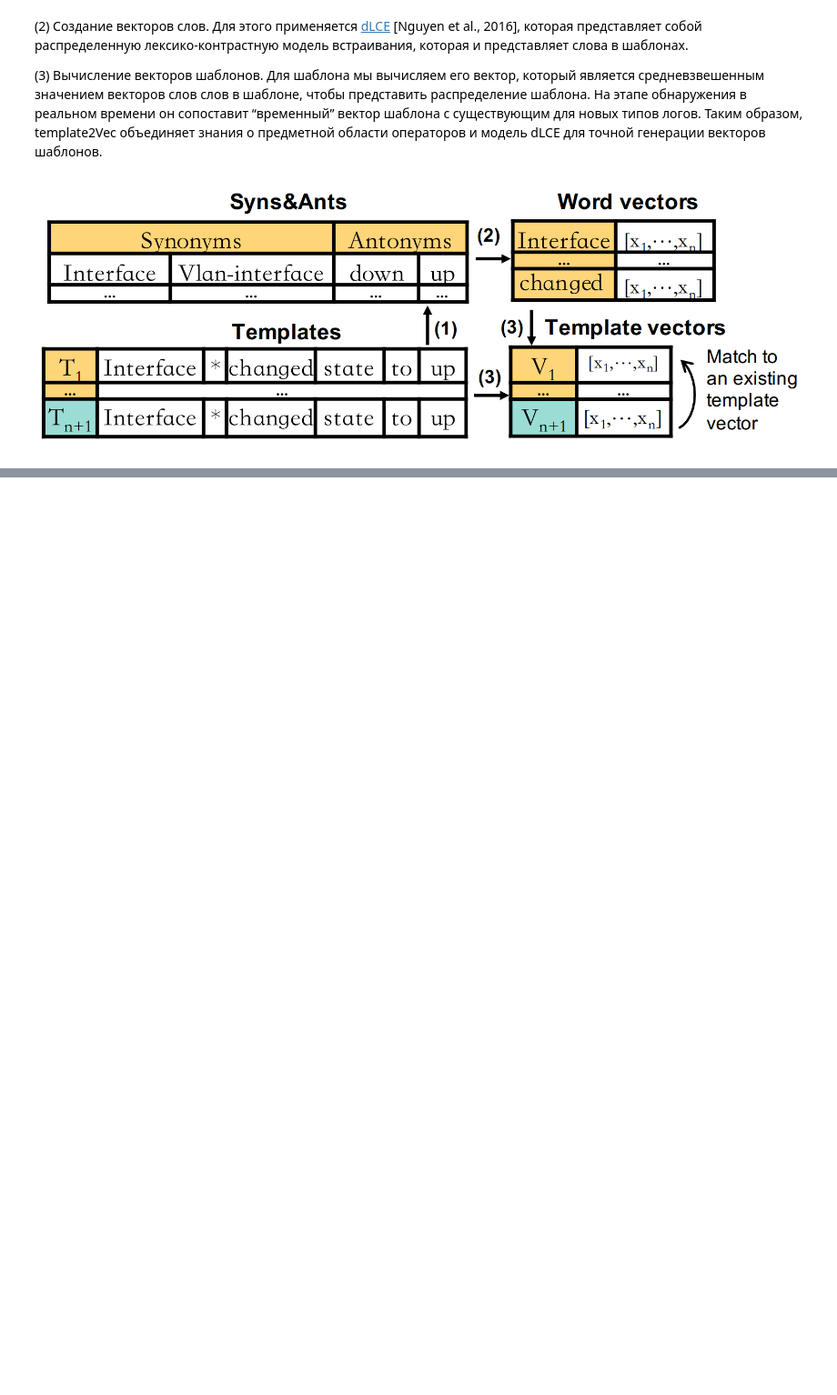
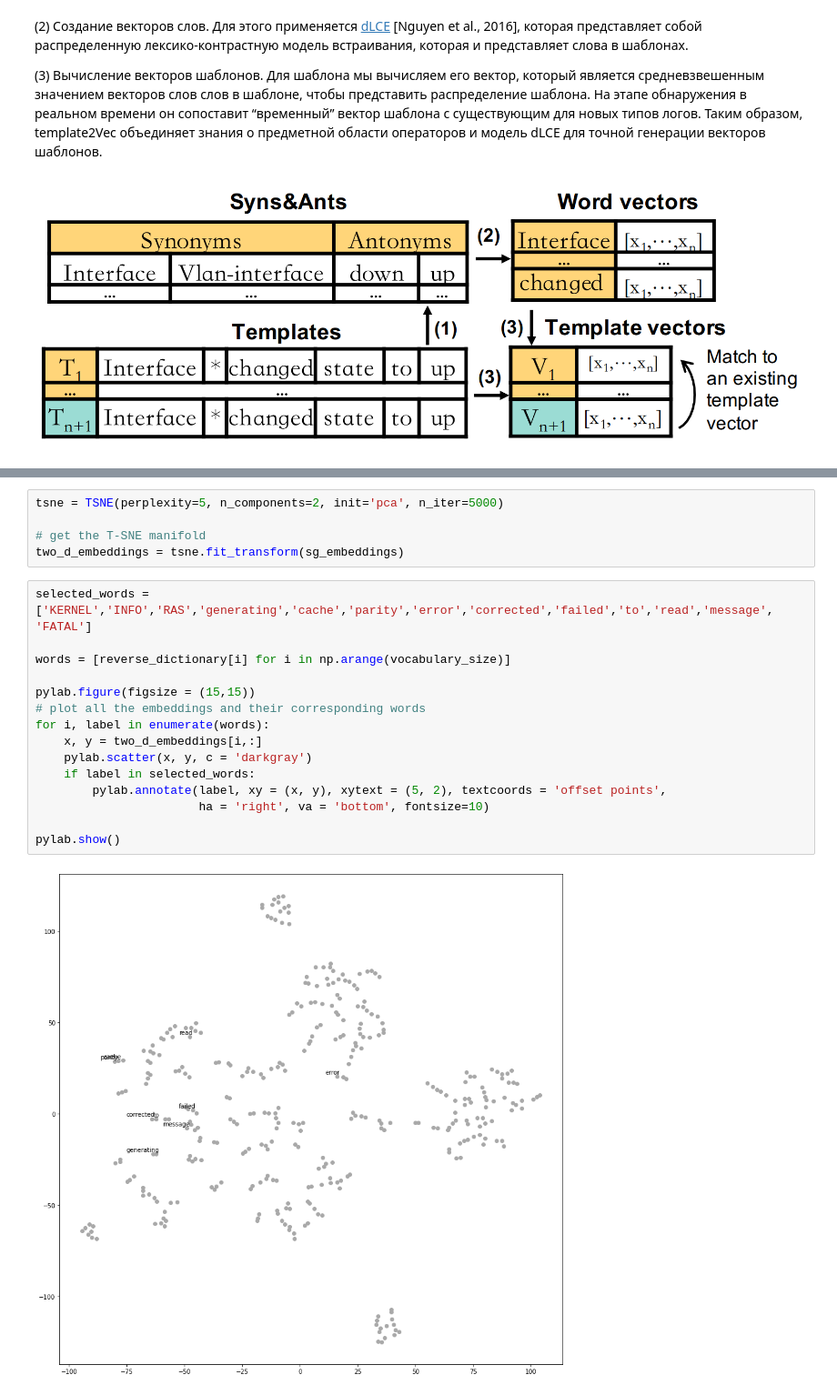
Before and after one commit to SofiaKirsanova/Log_Analysis, a Jupyter notebook: Log_Preprossecing_with_text_analysis.ipynb, the cells around one changed output, grey strips where cells are left out. Shown at 91% size. Saved outputs shown, nothing was run; the diff lists cells and outputs as text; blank space fills up the shorter version.

```diff
--- a/Log_Preprossecing_with_text_analysis.ipynb
+++ b/Log_Preprossecing_with_text_analysis.ipynb
@@ -279,0 +344,22 @@ with window_size = 2:
+# %%
+tsne = TSNE(perplexity=5, n_components=2, init='pca', n_iter=5000)
+
+# get the T-SNE manifold
+two_d_embeddings = tsne.fit_transform(sg_embeddings)
+# %%
+selected_words = ['KERNEL','INFO','RAS','generating','cache','parity','error','corrected','failed','to','read','message', 'FATAL']
+
+words = [reverse_dictionary[i] for i in np.arange(vocabulary_size)]
+
+pylab.figure(figsize = (15,15))
+# plot all the embeddings and their corresponding words
+for i, label in enumerate(words):
+    x, y = two_d_embeddings[i,:]
+    pylab.scatter(x, y, c = 'darkgray')
+    if label in selected_words:
+        pylab.annotate(label, xy = (x, y), xytext = (5, 2), textcoords = 'offset points',
+                       ha = 'right', va = 'bottom', fontsize=10)
+
+pylab.show()
+# %% [output]
+[figure, added]
```
Also changed, not shown: parts of 36 cells of this notebook.
